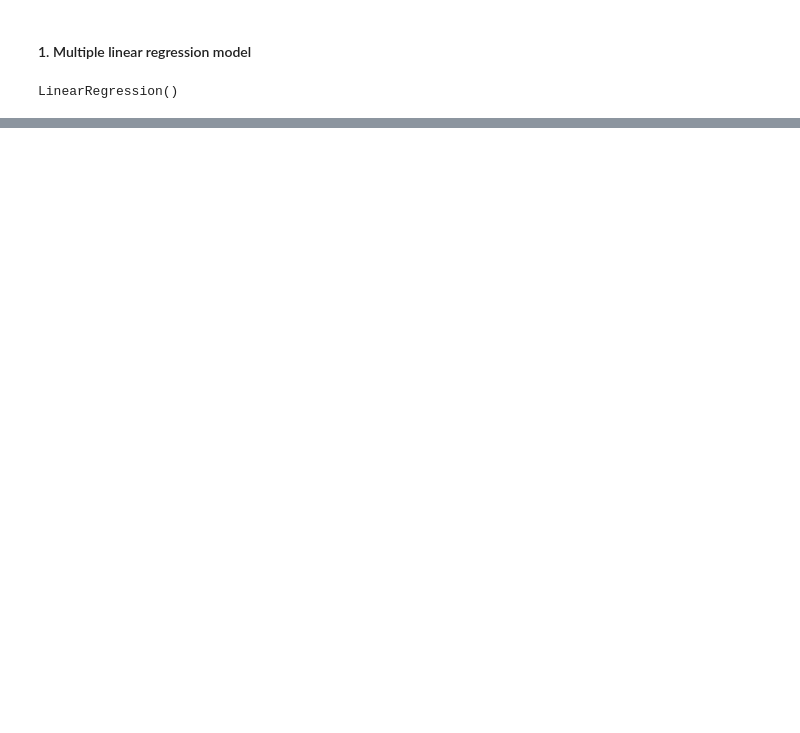
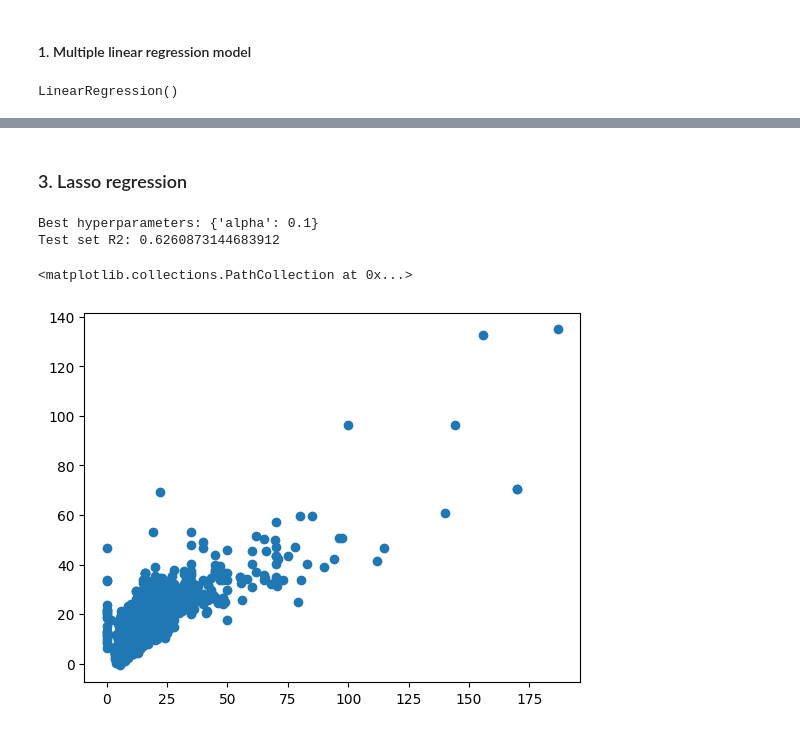
Before and after one commit to bonkh/I2DS_Final_Project, a Jupyter notebook: Modeling.ipynb, the cells around one changed output, grey strips where cells are left out. Cells and saved outputs as stored; diff of their text form; code cells hidden in the pictures; blank space fills up the shorter version.

```diff
--- a/Modeling.ipynb
+++ b/Modeling.ipynb
@@ -88,0 +273,33 @@ plt.scatter(y_test, y_pred_test)
+# %% [markdown]
+### 3. Lasso regression
+# %%
+
+# Create the Lasso Regression model
+lasso_model = Lasso()
+
+# Define the hyperparameter grid for alpha values to search through
+param_grid = {'alpha': [0.1, 1, 10, 100]}  # Define a list of alpha values to try
+
+# Perform GridSearchCV with cross-validation (5-fold in this case)
+grid_search = GridSearchCV(lasso_model, param_grid, cv=5, scoring='neg_mean_squared_error')
+grid_search.fit(x_train, y_train)
+
+# Get the best hyperparameters
+best_params = grid_search.best_params_
+print(f"Best hyperparameters: {best_params}")
+
+# Train the final model using the best hyperparameters on the entire training dataset
+best_model = Lasso(**best_params)
+best_model.fit(x_train, y_train)
+
+# Evaluate the final model on the test set
+y_pred = best_model.predict(x_test)
+test_mse = r2_score(y_test, y_pred)
+print(f"Test set R2: {test_mse}")
+
+plt.scatter(y_test, y_pred)
+# %% [output]
+Best hyperparameters: {'alpha': 0.1}
+Test set R2: 0.6260873144683912
+<matplotlib.collections.PathCollection at 0x...>
+[figure, added]
```
Also changed, not shown: parts of 20 cells of this notebook, 1 other file.
